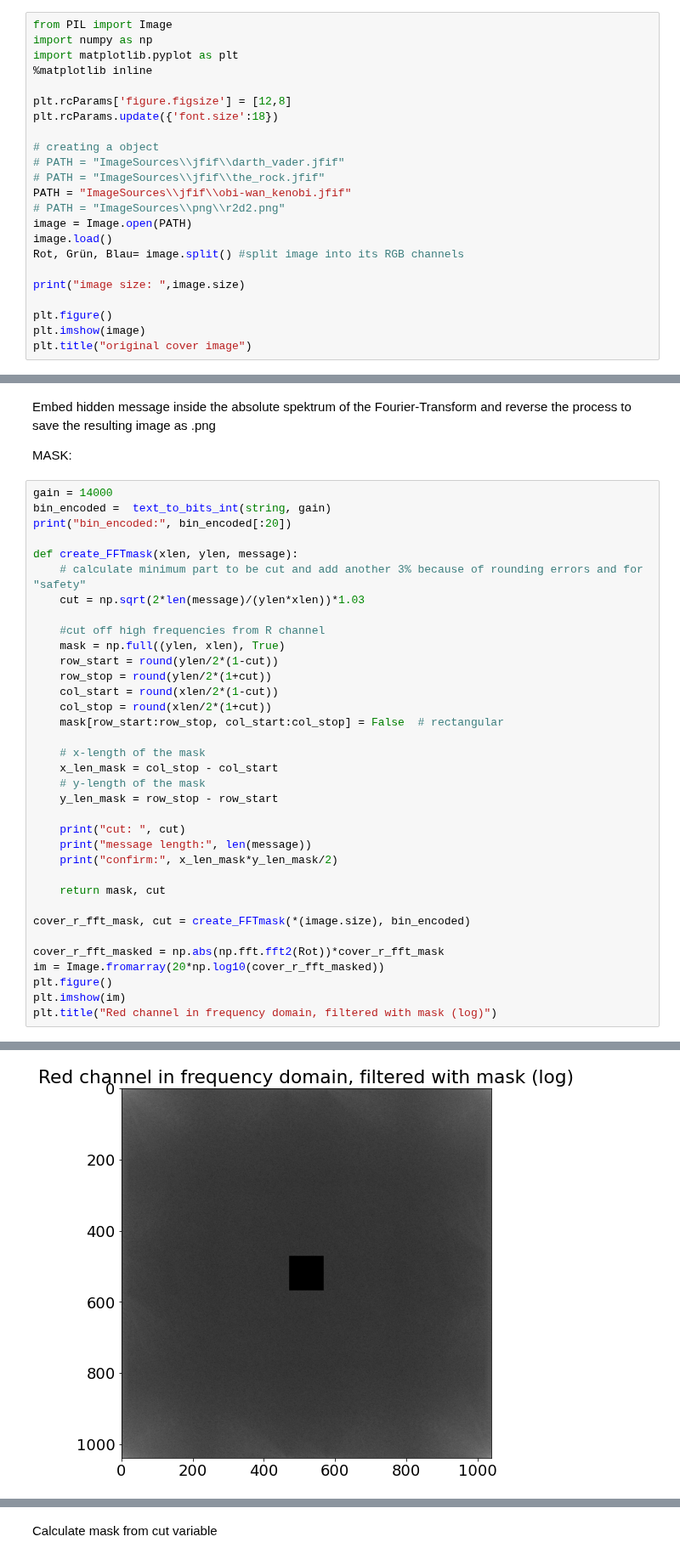
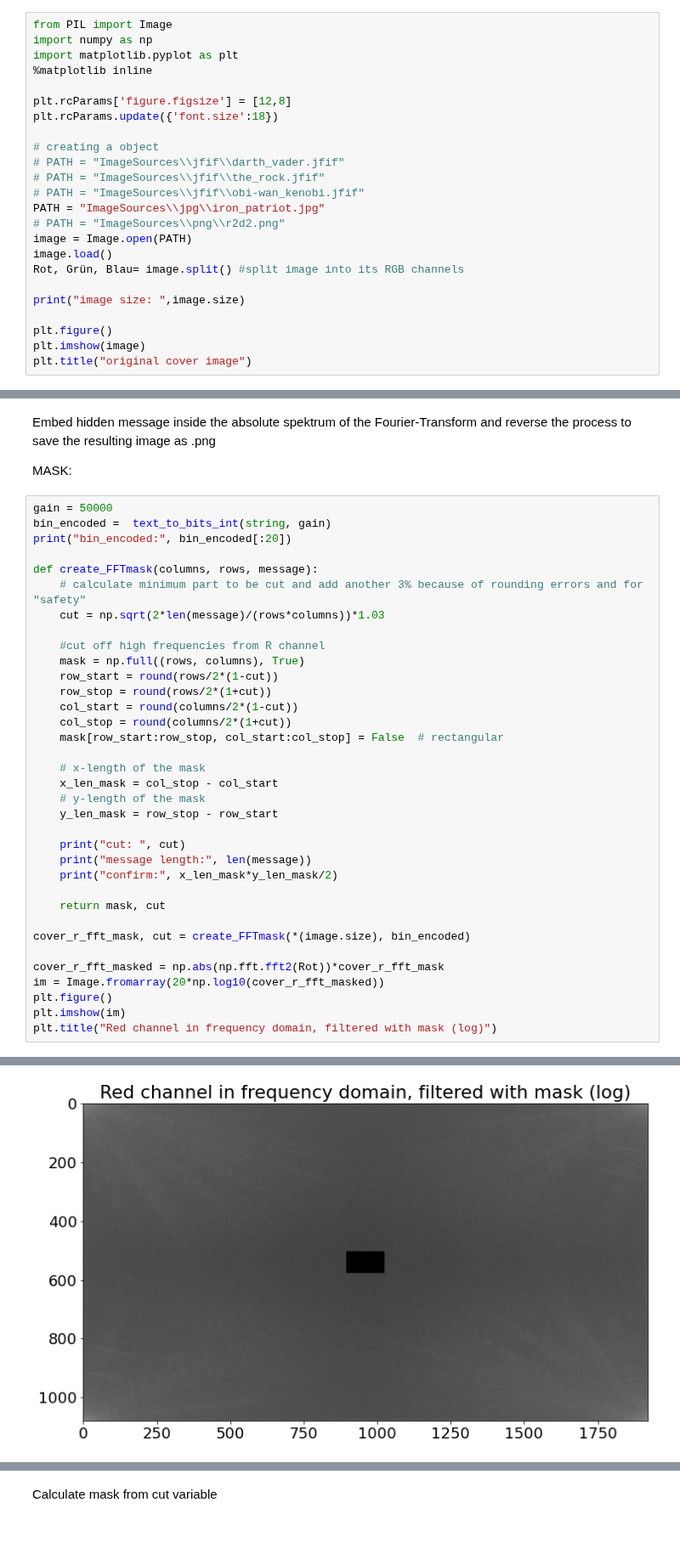
Before and after one commit to PIX3LFLUX/Steganosaurus, a Jupyter notebook: FFT_stego_sharp.ipynb, the cells around one changed output, grey strips where cells are left out. Shown at 85% size. Drawn from its saved outputs; the diff is of its cells as text; blank space fills up the shorter version.

```diff
--- a/FFT_stego_sharp.ipynb
+++ b/FFT_stego_sharp.ipynb
@@ -10,7 +10,8 @@ plt.rcParams.update({'font.size':18})
 # creating a object
 # PATH = "ImageSources\\jfif\\darth_vader.jfif"
 # PATH = "ImageSources\\jfif\\the_rock.jfif"
-PATH = "ImageSources\\jfif\\obi-wan_kenobi.jfif"
+# PATH = "ImageSources\\jfif\\obi-wan_kenobi.jfif"
+PATH = "ImageSources\\jpg\\iron_patriot.jpg"
 # PATH = "ImageSources\\png\\r2d2.png"
 image = Image.open(PATH)
 image.load()
@@ -107,20 +108,20 @@ Embed hidden message inside the absolute spektrum of the Fourier-Transform and r
 
 MASK:
 # %%
-gain = 14000
+gain = 50000
 bin_encoded =  text_to_bits_int(string, gain)
 print("bin_encoded:", bin_encoded[:20])
 
-def create_FFTmask(xlen, ylen, message):
+def create_FFTmask(columns, rows, message):
     # calculate minimum part to be cut and add another 3% because of rounding errors and for "safety"
-    cut = np.sqrt(2*len(message)/(ylen*xlen))*1.03
+    cut = np.sqrt(2*len(message)/(rows*columns))*1.03
 
     #cut off high frequencies from R channel
-    mask = np.full((ylen, xlen), True)
-    row_start = round(ylen/2*(1-cut))
-    row_stop = round(ylen/2*(1+cut))
-    col_start = round(xlen/2*(1-cut))
-    col_stop = round(xlen/2*(1+cut))
+    mask = np.full((rows, columns), True)
+    row_start = round(rows/2*(1-cut))
+    row_stop = round(rows/2*(1+cut))
+    col_start = round(columns/2*(1-cut))
+    col_stop = round(columns/2*(1+cut))
     mask[row_start:row_stop, col_start:col_stop] = False  # rectangular
 
     # x-length of the mask
@@ -149,5 +150,5 @@ confirm: 4704.5
 Text(0.5, 1.0, 'Red channel in frequency domain, filtered with mask (log)')
-[figure, old version]
+[figure, new version]
 # %%
 def embedBin2FFT(cover_channel, mask, message):
     fft = np.fft.fft2(cover_channel)
```
Also changed, not shown: parts of 9 cells of this notebook, 4 other files.
